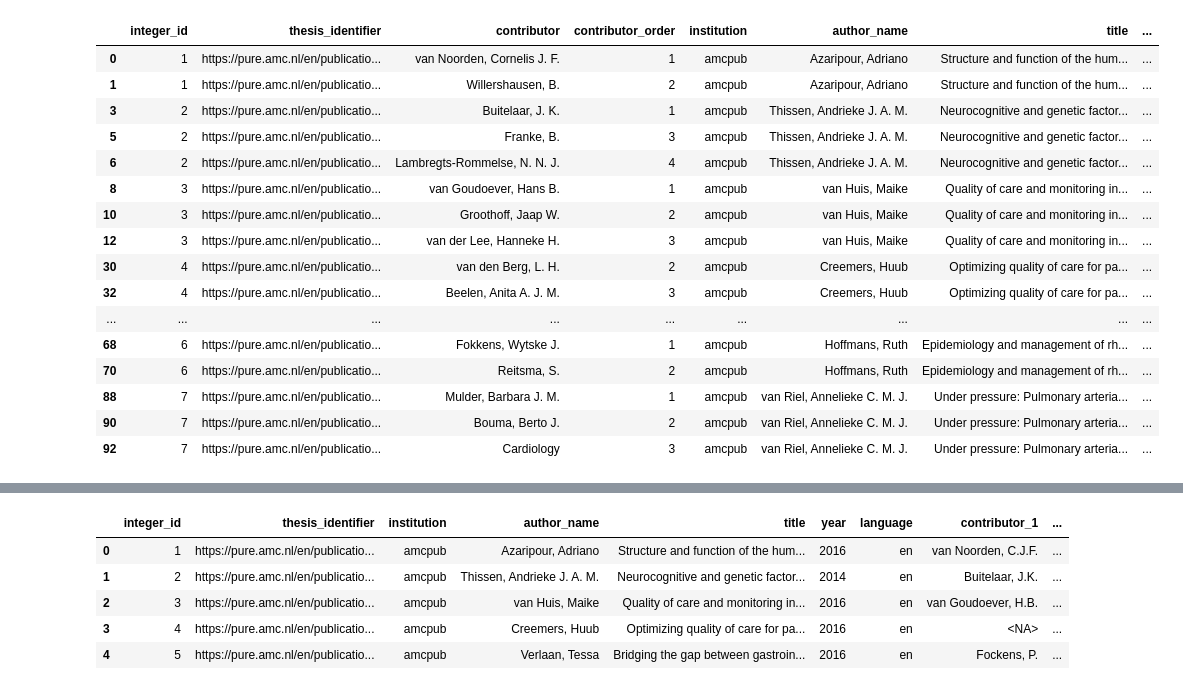
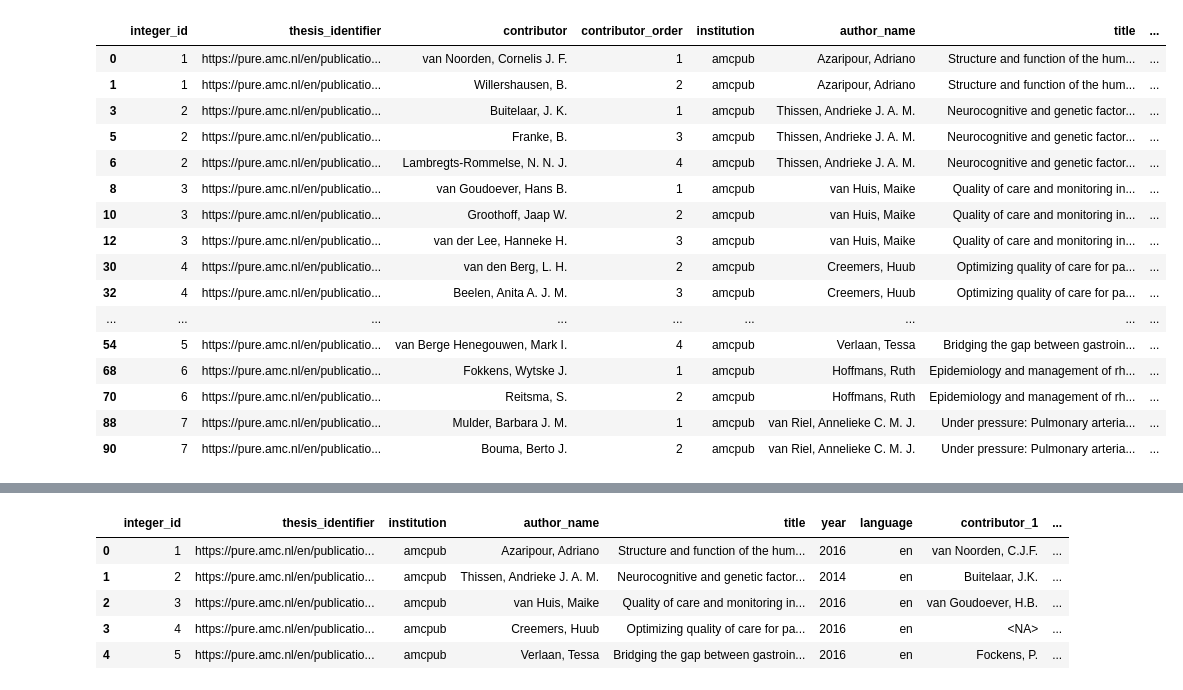
Before and after one commit to StefKirsch/clean-and-enrich-phd-supervisor-data, a Jupyter notebook: clean_data.ipynb, the cells around one changed output, grey strips where cells are left out. Saved outputs shown, nothing was run; the diff lists cells and outputs as text; code cells hidden in the pictures.

```diff
--- a/clean_data.ipynb
+++ b/clean_data.ipynb
@@ -27,28 +27,27 @@ pairs_raw = pairs_raw.convert_dtypes() # make sure all integer columns are integ
 # %%
 # remove duplicates
 pairs_filtered = pairs_raw.drop_duplicates()
 # remove contributors that aren't people
 csv_path = "data/removed_contributors.csv"
 pairs_filtered = remove_non_person_contributors_and_export(pairs_filtered, csv_path, nlp, WHITELIST, BLACKLIST)
-pairs_filtered
 # %% [output]
 |  | integer_id | thesis_identifier | contributor | contributor_order | institution | author_name | title | ... |
 | 0 | 1 | https://pure.amc.nl/en/publicatio... | van Noorden, Cornelis J. F. | 1 | amcpub | Azaripour, Adriano | Structure and function of the hum... | ... |
 | 1 | 1 | https://pure.amc.nl/en/publicatio... | Willershausen, B. | 2 | amcpub | Azaripour, Adriano | Structure and function of the hum... | ... |
 | 3 | 2 | https://pure.amc.nl/en/publicatio... | Buitelaar, J. K. | 1 | amcpub | Thissen, Andrieke J. A. M. | Neurocognitive and genetic factor... | ... |
 | 5 | 2 | https://pure.amc.nl/en/publicatio... | Franke, B. | 3 | amcpub | Thissen, Andrieke J. A. M. | Neurocognitive and genetic factor... | ... |
 | 6 | 2 | https://pure.amc.nl/en/publicatio... | Lambregts-Rommelse, N. N. J. | 4 | amcpub | Thissen, Andrieke J. A. M. | Neurocognitive and genetic factor... | ... |
 | 8 | 3 | https://pure.amc.nl/en/publicatio... | van Goudoever, Hans B. | 1 | amcpub | van Huis, Maike | Quality of care and monitoring in... | ... |
 | 10 | 3 | https://pure.amc.nl/en/publicatio... | Groothoff, Jaap W. | 2 | amcpub | van Huis, Maike | Quality of care and monitoring in... | ... |
 | 12 | 3 | https://pure.amc.nl/en/publicatio... | van der Lee, Hanneke H. | 3 | amcpub | van Huis, Maike | Quality of care and monitoring in... | ... |
 | 30 | 4 | https://pure.amc.nl/en/publicatio... | van den Berg, L. H. | 2 | amcpub | Creemers, Huub | Optimizing quality of care for pa... | ... |
 | 32 | 4 | https://pure.amc.nl/en/publicatio... | Beelen, Anita A. J. M. | 3 | amcpub | Creemers, Huub | Optimizing quality of care for pa... | ... |
 | ... | ... | ... | ... | ... | ... | ... | ... | ... |
+| 54 | 5 | https://pure.amc.nl/en/publicatio... | van Berge Henegouwen, Mark I. | 4 | amcpub | Verlaan, Tessa | Bridging the gap between gastroin... | ... |
 | 68 | 6 | https://pure.amc.nl/en/publicatio... | Fokkens, Wytske J. | 1 | amcpub | Hoffmans, Ruth | Epidemiology and management of rh... | ... |
 | 70 | 6 | https://pure.amc.nl/en/publicatio... | Reitsma, S. | 2 | amcpub | Hoffmans, Ruth | Epidemiology and management of rh... | ... |
 | 88 | 7 | https://pure.amc.nl/en/publicatio... | Mulder, Barbara J. M. | 1 | amcpub | van Riel, Annelieke C. M. J. | Under pressure: Pulmonary arteria... | ... |
 | 90 | 7 | https://pure.amc.nl/en/publicatio... | Bouma, Berto J. | 2 | amcpub | van Riel, Annelieke C. M. J. | Under pressure: Pulmonary arteria... | ... |
-| 92 | 7 | https://pure.amc.nl/en/publicatio... | Cardiology | 3 | amcpub | van Riel, Annelieke C. M. J. | Under pressure: Pulmonary arteria... | ... |
 # %%
 # Standardize names
 pairs_std = pairs_filtered
```
Also changed, not shown: parts of 3 cells of this notebook, 1 other file.
